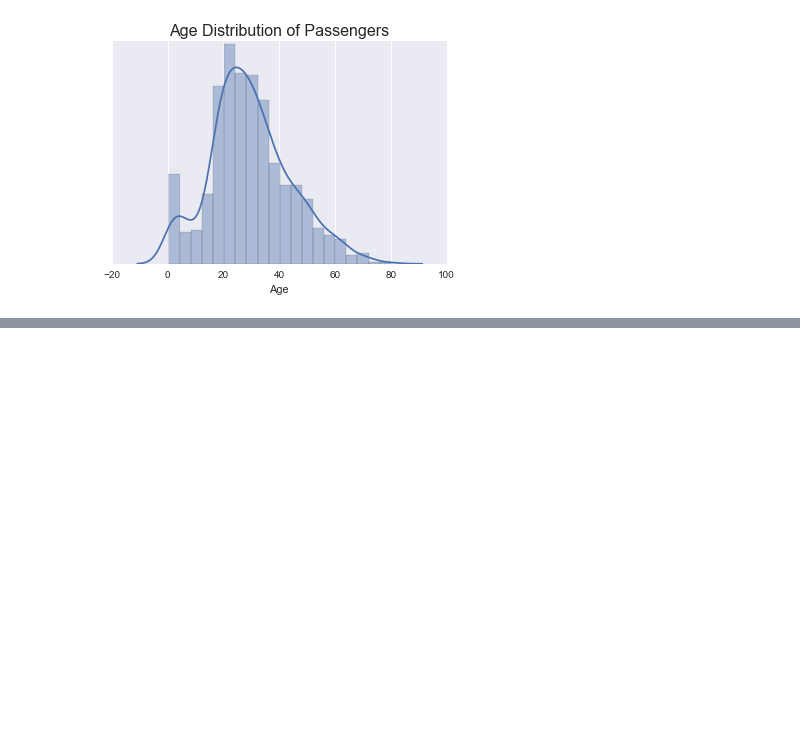
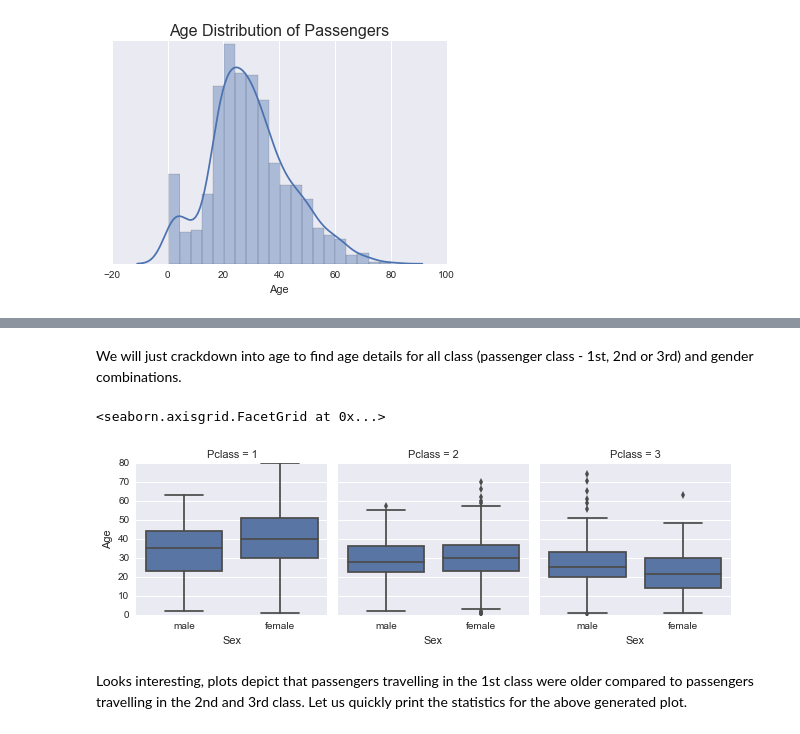
Before and after one commit to abkds/titanic-data, a Jupyter notebook: titanic_data.ipynb, the cells around one changed output, grey strips where cells are left out. Saved outputs shown, nothing was run; the diff lists cells and outputs as text; code cells hidden in the pictures; blank space fills up the shorter version.

```diff
--- a/titanic_data.ipynb
+++ b/titanic_data.ipynb
@@ -138,0 +135,11 @@ As we already know, preference was given to children and women. The first priori
+# %% [markdown]
+We will just crackdown into age to find age details for all class (passenger class - 1st, 2nd or 3rd) and gender combinations.
+# %%
+# use facet grid for a box plot of age distribution
+g = sns.FacetGrid(titanic_data, col="Pclass")
+g.map(sns.boxplot, "Sex", "Age")
+# %% [output]
+<seaborn.axisgrid.FacetGrid at 0x...>
+[figure, added]
+# %% [markdown]
+Looks interesting, plots depict that passengers travelling in the 1st class were older compared to passengers travelling in the 2nd and 3rd class. Let us quickly print the statistics for the above generated plot.
```
Also changed, not shown: parts of 9 cells of this notebook.
